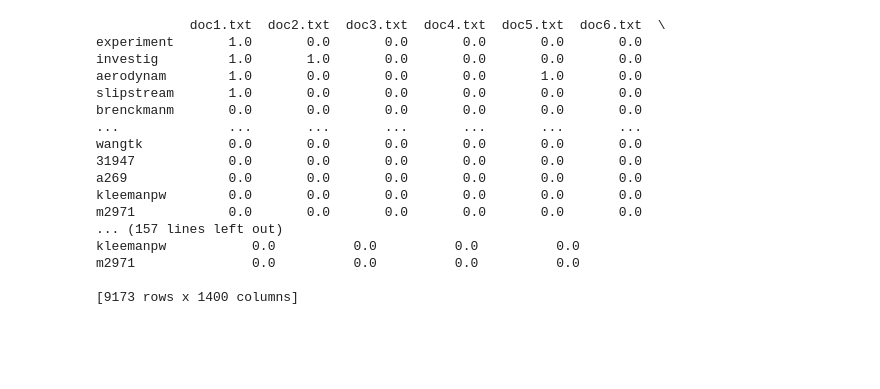
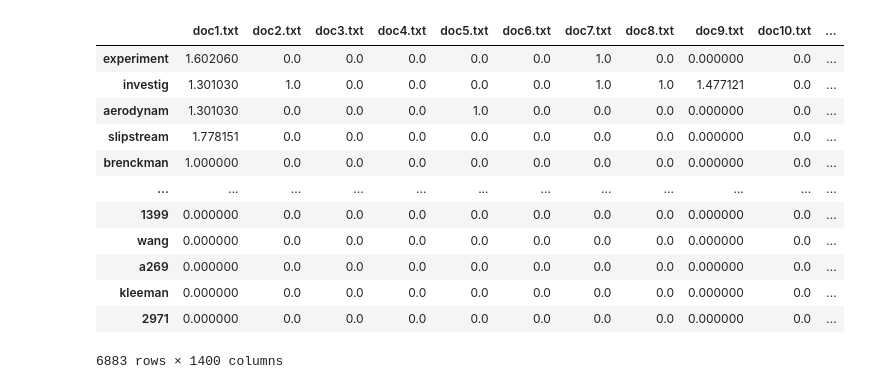
Before and after one commit to AmiraliToori/IR-Project, a Jupyter notebook: jupyter.ipynb, the cells around one changed output. Saved outputs shown, nothing was run; the diff lists cells and outputs as text; code cells hidden in the pictures; blank space fills up the shorter version.

```diff
--- a/jupyter.ipynb
+++ b/jupyter.ipynb
@@ -7,7 +13,7 @@ import re
 # %%
-entry = GUI.select_file() # Select File GUI implementation
+raw_document = GUI.select_file() # Select File GUI implementation
 
-raw_dataset = entry # the raw dataset that read from the one file
+raw_dataset = raw_document # the raw dataset that read from the one file
 
 raw_dataset = raw_dataset.split(".I") # split the docs by index
 raw_dataset.remove(raw_dataset[0]) # remove the empty first index
@@ -54,9 +42,12 @@ GUI.custom_window("700x35", "Stop words", "Read the stop word list.")
 
 # separate the doc section from the document
 def transfer_to_list(doc):
-    doc = re.sub(r"[^\w\s]", "", doc)
+    doc = re.sub(r"[^\w\s]", " ", doc)
     doc = doc.split()
     return doc
+
+def delete_eye(stem_word):
+    return stem_word.strip('i')
 
 
 # stemming
@@ -64,11 +55,13 @@ stemmer = PorterStemmer()
 dictionary = []
 def create_dictionary(doc, dictionary):
     for element in doc:
-        if element.isalnum():
+        element = element.lower()
+        if element.isalnum() and element not in stop_words:
             stem_word = stemmer.stem(element)
-            if (stem_word not in stop_words) and (stem_word not in dictionary):
+            if stem_word[-1] == 'i':
+               stem_word = delete_eye(stem_word)
+            if stem_word not in dictionary and stem_word in raw_document:
                 dictionary.append(stem_word)
-
 
 
 GUI.custom_window("700x35", "Stemming Process", "The stemming process have been successful.")
@@ -80,3 +73,6 @@ for num in range(1, doc_index + 1):
         doc = file.read()
         doc = transfer_to_list(doc)
         create_dictionary(doc, dictionary)
+
+df = pd.DataFrame(dictionary, columns=["Words"])
+df
@@ -115,9 +135,11 @@ for num in range(1, doc_index + 1):
     doc_names_list.append("doc" + str(num) + ".txt")
     with open(doc_path, "r") as file:
         doc = file.read()
-        term_doc(doc, dictionary, num)
+        # term_doc(doc, dictionary, num)
         calculate_term_frequency(doc, dictionary, num)
-        calculate_inverse_document_frequency(doc, dictionary)
+        # calculate_inverse_document_frequency(doc, dictionary)
+
+    calculate_inverse_document_frequency(tf_array, idf_array)
 # %%
 # calculating tf array
 row, column = np.shape(tf_array)
@@ -161,34 +179,25 @@ GUI.custom_window("700x35", "Complete!", "The calculation of Inverse Document Fr
 # %%
-# function to create the excel files
-def create_excel(input , name, columns, index):
-    df = pd.DataFrame(input, columns = columns, index = index) # Create a pandas dataframe
-    df.to_excel(name) # Create an excel file
-    print(df)
 
-create_excel(term_doc_matrix, "term_doc_matrix.xlsx", doc_names_list, dictionary)
+tf_dataframe = create_excel_dataframe(tf_array, "tf_excel.xlsx", doc_names_list, dictionary)
 
-create_excel(tf_array, "tf_excel.xlsx", doc_names_list, dictionary)
+idf_dataframe = create_excel_dataframe(idf_array, "idf_excel.xlsx", ["IDF"], dictionary)
 
-create_excel(idf_array, "idf_excel.xlsx", ["IDF"], dictionary)
-
-create_excel(tf_idf_array, "tf_idf_excel.xlsx", doc_names_list, dictionary)
+tf_idf_dataframe = create_excel_dataframe(tf_idf_array, "tf_idf_excel.xlsx", doc_names_list, dictionary)
 
 GUI.custom_window("700x35", "Excel File", "Creating the Excel file is DONE!")
-# %% [output]
-            doc1.txt  doc2.txt  doc3.txt  doc4.txt  doc5.txt  doc6.txt  \
-experiment       1.0       0.0       0.0       0.0       0.0       0.0
-investig         1.0       1.0       0.0       0.0       0.0       0.0
-aerodynam        1.0       0.0       0.0       0.0       1.0       0.0
-slipstream       1.0       0.0       0.0       0.0       0.0       0.0
-brenckmanm       0.0       0.0       0.0       0.0       0.0       0.0
-...              ...       ...       ...       ...       ...       ...
-wangtk           0.0       0.0       0.0       0.0       0.0       0.0
-31947            0.0       0.0       0.0       0.0       0.0       0.0
-a269             0.0       0.0       0.0       0.0       0.0       0.0
-kleemanpw        0.0       0.0       0.0       0.0       0.0       0.0
-m2971            0.0       0.0       0.0       0.0       0.0       0.0
-... (157 lines left out)
-kleemanpw           0.0          0.0          0.0          0.0
-m2971               0.0          0.0          0.0          0.0
-
-[9173 rows x 1400 columns]
+# %%
+tf_dataframe
+# %% [output]
+|  | doc1.txt | doc2.txt | doc3.txt | doc4.txt | doc5.txt | doc6.txt | doc7.txt | doc8.txt | doc9.txt | doc10.txt | ... |
+| experiment | 1.602060 | 0.0 | 0.0 | 0.0 | 0.0 | 0.0 | 1.0 | 0.0 | 0.000000 | 0.0 | ... |
+| investig | 1.301030 | 1.0 | 0.0 | 0.0 | 0.0 | 0.0 | 1.0 | 1.0 | 1.477121 | 0.0 | ... |
+| aerodynam | 1.301030 | 0.0 | 0.0 | 0.0 | 1.0 | 0.0 | 0.0 | 0.0 | 0.000000 | 0.0 | ... |
+| slipstream | 1.778151 | 0.0 | 0.0 | 0.0 | 0.0 | 0.0 | 0.0 | 0.0 | 0.000000 | 0.0 | ... |
+| brenckman | 1.000000 | 0.0 | 0.0 | 0.0 | 0.0 | 0.0 | 0.0 | 0.0 | 0.000000 | 0.0 | ... |
+| ... | ... | ... | ... | ... | ... | ... | ... | ... | ... | ... | ... |
+| 1399 | 0.000000 | 0.0 | 0.0 | 0.0 | 0.0 | 0.0 | 0.0 | 0.0 | 0.000000 | 0.0 | ... |
+| wang | 0.000000 | 0.0 | 0.0 | 0.0 | 0.0 | 0.0 | 0.0 | 0.0 | 0.000000 | 0.0 | ... |
+| a269 | 0.000000 | 0.0 | 0.0 | 0.0 | 0.0 | 0.0 | 0.0 | 0.0 | 0.000000 | 0.0 | ... |
+| kleeman | 0.000000 | 0.0 | 0.0 | 0.0 | 0.0 | 0.0 | 0.0 | 0.0 | 0.000000 | 0.0 | ... |
+| 2971 | 0.000000 | 0.0 | 0.0 | 0.0 | 0.0 | 0.0 | 0.0 | 0.0 | 0.000000 | 0.0 | ... |
+6883 rows × 1400 columns
```
Also changed, not shown: parts of 9 cells of this notebook, 4 other files.
